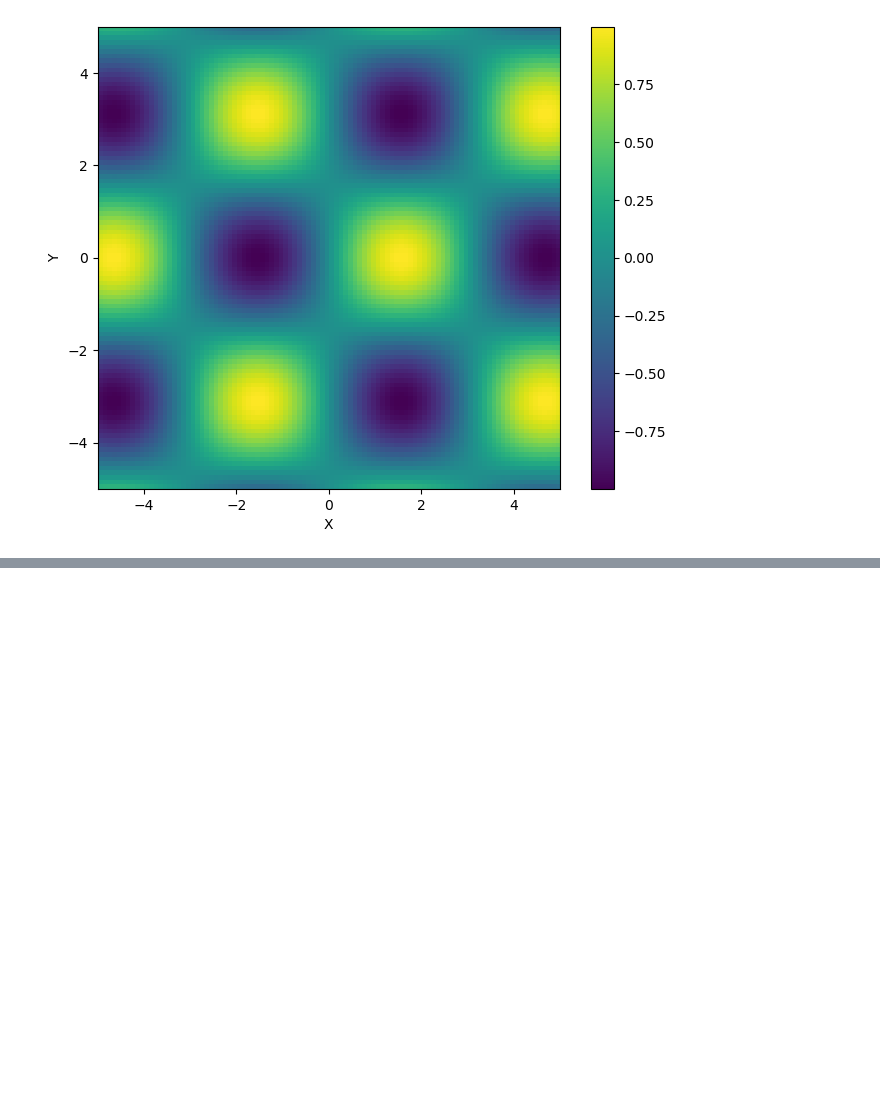
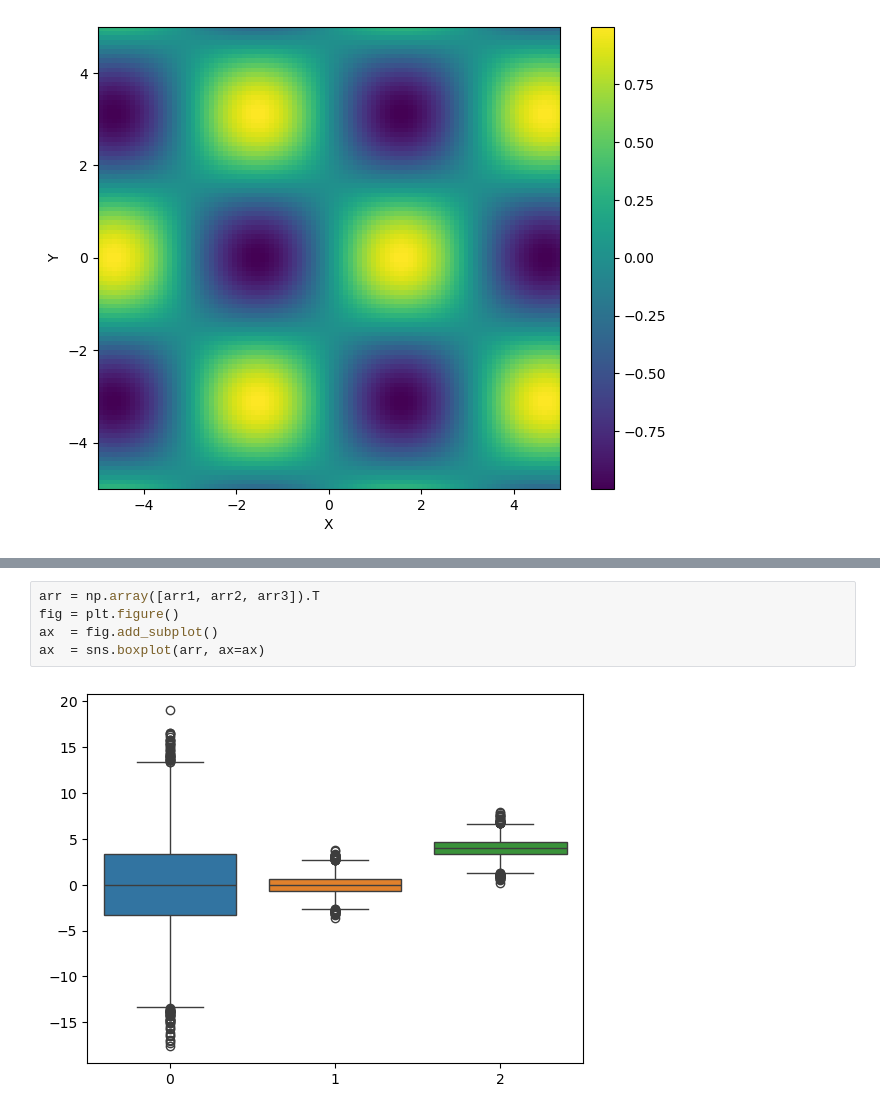
Before and after one commit to JonasMnsing/opinion_dynamics, a Jupyter notebook: tutorials/matplotlib.ipynb, the cells around one changed output, grey strips where cells are left out. Saved outputs shown, nothing was run; the diff lists cells and outputs as text; blank space fills up the shorter version.

```diff
--- a/tutorials/matplotlib.ipynb
+++ b/tutorials/matplotlib.ipynb
@@ -158,0 +170,7 @@ Text(0, 0.5, 'Y')
+# %%
+arr = np.array([arr1, arr2, arr3]).T
+fig = plt.figure()
+ax  = fig.add_subplot()
+ax  = sns.boxplot(arr, ax=ax)
+# %% [output]
+[figure, added]
```
Also changed, not shown: parts of 2 cells of this notebook.
